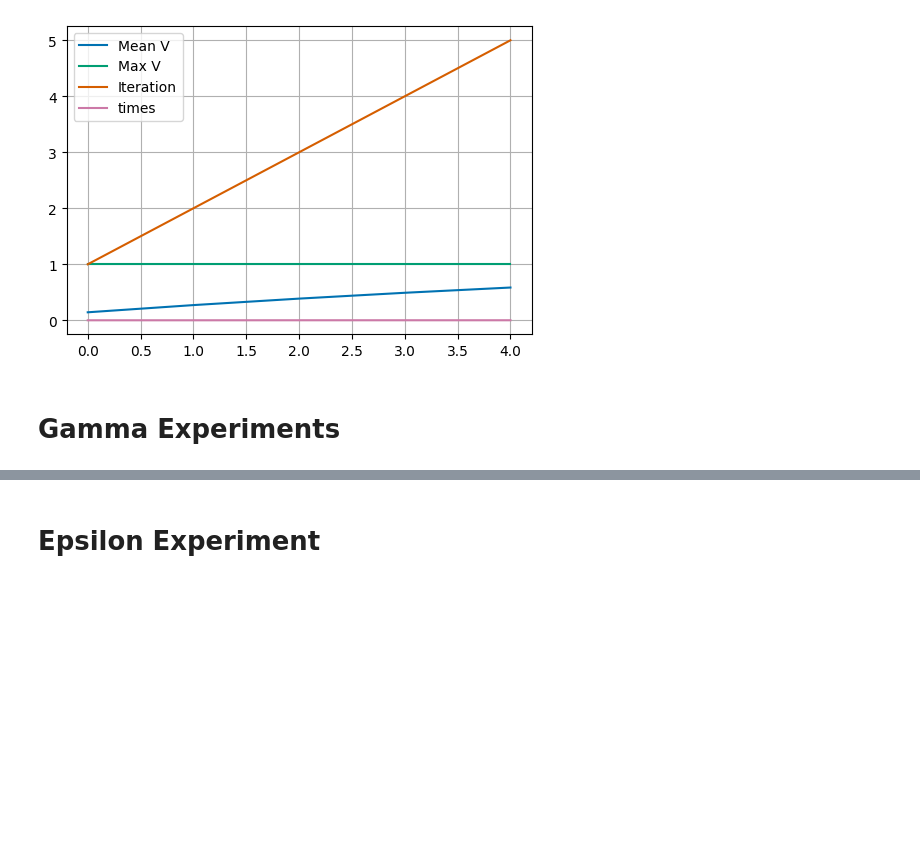
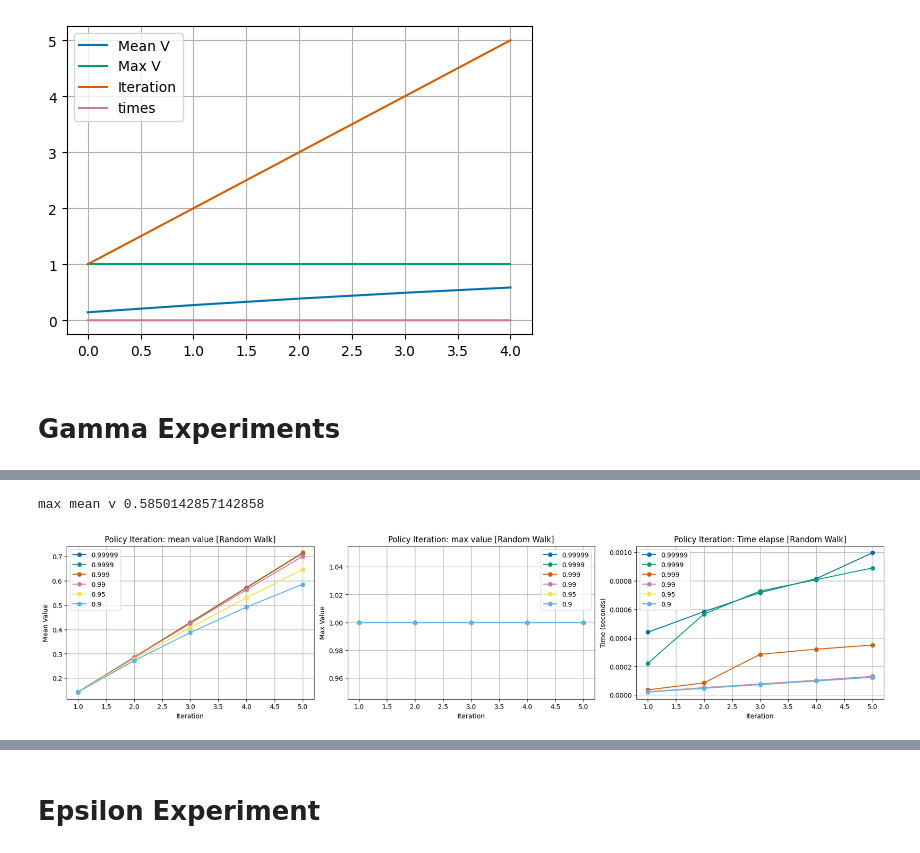
Before and after one commit to fonylew/machine-learning, a Jupyter notebook: reinforcement_learning/randomwalk.ipynb, the cells around one changed output, grey strips where cells are left out. Cells and saved outputs as stored; diff of their text form; code cells hidden in the pictures; blank space fills up the shorter version.

```diff
--- a/reinforcement_learning/randomwalk.ipynb
+++ b/reinforcement_learning/randomwalk.ipynb
@@ -350,25 +321,0 @@ max mean v 0.5850142857142858
-# %%
-style = "o-"
-
-def magic_plot(results, task, method, style, x_list):
-    fig, axs = plt.subplots(1 , 3,figsize=(18, 4), constrained_layout=True,)
-    for i, x in enumerate(x_list):
-        axs[0].plot(results[i]["Iteration"], results[i]["Mean V"], style)
-    axs[0].set_ylabel("Mean Value")
-    axs[0].set_xlabel("Iteration")
-    axs[0].legend(x_list, loc='best')
-    axs[0].set_title(f"{method}: max value [{task}]")
-
-    for i, x in enumerate(x_list):
-        axs[1].plot(results[i]["Iteration"], results[i]["Max V"], style)
-    axs[1].set_ylabel("Max Value")
-    axs[1].set_xlabel("Iteration")
-    axs[1].legend(x_list, loc='best')
-    axs[1].set_title(f"{method}: mean value [{task}]")
-
-    for i, x in enumerate(x_list):
-        axs[2].plot(results[i]["Iteration"], results[i]["times"], style)
-    axs[2].set_ylabel("Time (seconds)")
-    axs[2].set_xlabel("Iteration")
-    axs[2].legend(x_list, loc='best')
-    axs[2].set_title(f"{method}: Time elapse [{task}]")
@@ -425,0 +322,21 @@ max mean v 0.5850142857142858
+# %%
+task = "Random Walk"
+method = "Policy Iteration"
+pi_results1 = []
+style = "o-"
+x_list = [0.99999, 0.9999, 0.999, 0.99, 0.95, 0.9]
+for x in x_list:
+    args = {"transitions":P, "reward":R, "gamma":x,"epsilon":0.1, "max_iter":10**5, "skip_check":True, "run_stat_frequency":1}
+    pi = mdp.PolicyIterationModified(**args)
+    pi.run()
+
+    pi_result = record(pi.run_stats, ["Mean V", "Max V", "Iteration", "times"])
+    pi_results1.append(pi_result)
+    num_iters = len(pi_result["Mean V"])
+
+print("max mean v", max(pi_result["Mean V"]))
+
+magic_plot(pi_results1, task, method, style, x_list)
+# %% [output]
+max mean v 0.5850142857142858
+[figure, added]
```
Also changed, not shown: parts of 26 cells of this notebook, 4 other files.
